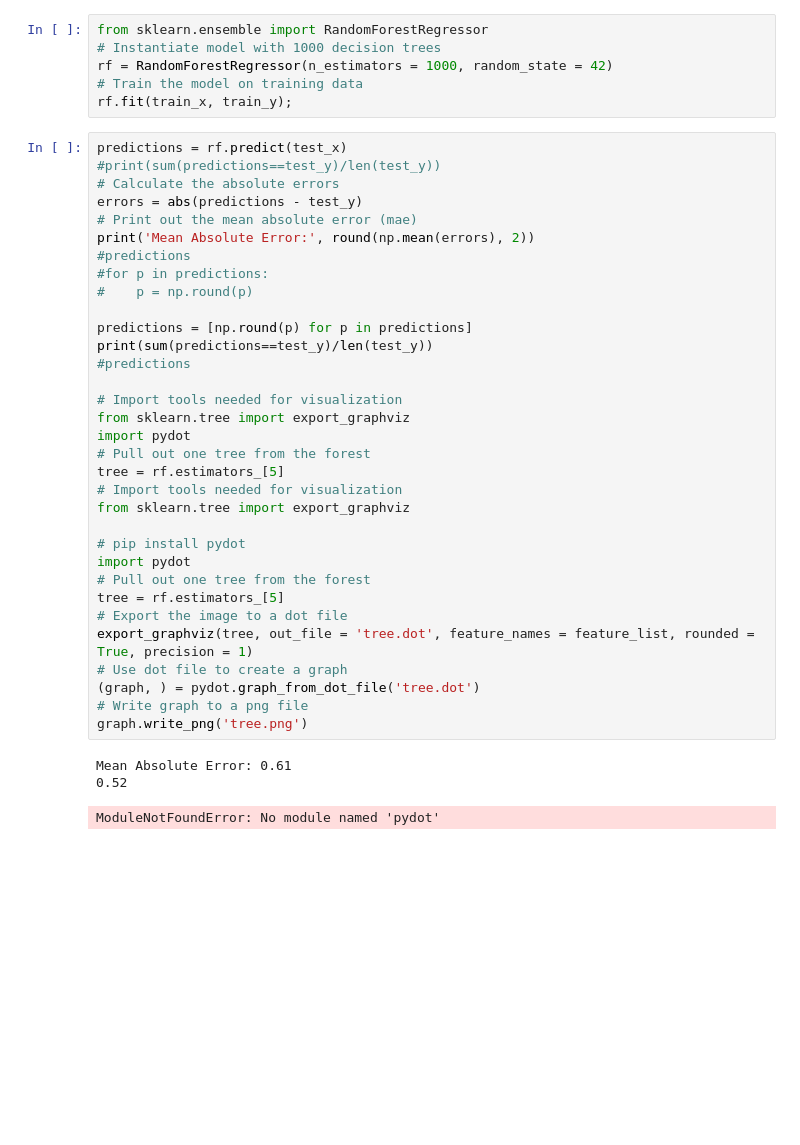
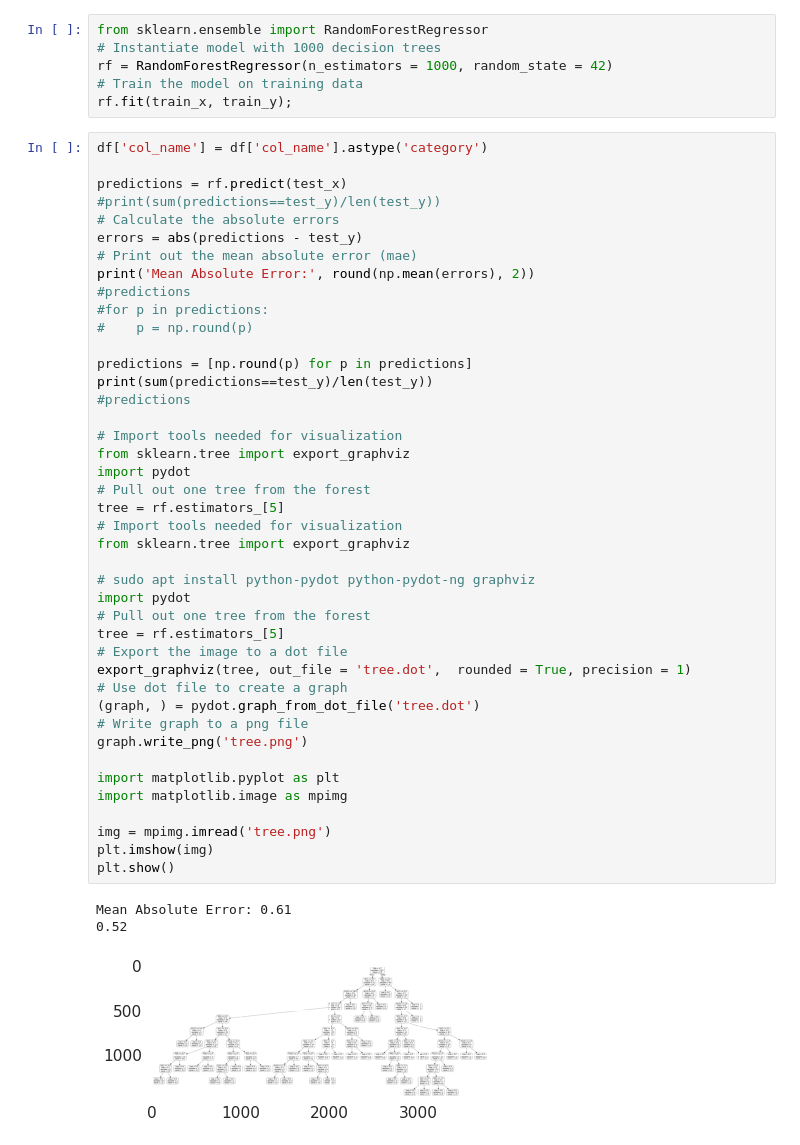
Before and after one commit to olga-khab/msa-predicting-performance, a Jupyter notebook: msa-project.ipynb, the cells around one changed output. Drawn from its saved outputs; the diff is of its cells as text; blank space fills up the shorter version.

```diff
--- a/msa-project.ipynb
+++ b/msa-project.ipynb
@@ -282,39 +282,48 @@ rf = RandomForestRegressor(n_estimators = 1000, random_state = 42)
 # Train the model on training data
 rf.fit(train_x, train_y);
 # %%
+df['col_name'] = df['col_name'].astype('category')
+
 predictions = rf.predict(test_x)
 #print(sum(predictions==test_y)/len(test_y))
 # Calculate the absolute errors
 errors = abs(predictions - test_y)
 # Print out the mean absolute error (mae)
 print('Mean Absolute Error:', round(np.mean(errors), 2))
 #predictions
 #for p in predictions:
 #    p = np.round(p)
 
 predictions = [np.round(p) for p in predictions]
 print(sum(predictions==test_y)/len(test_y))
 #predictions
 
 # Import tools needed for visualization
 from sklearn.tree import export_graphviz
 import pydot
 # Pull out one tree from the forest
 tree = rf.estimators_[5]
 # Import tools needed for visualization
 from sklearn.tree import export_graphviz
 
-# pip install pydot
+# sudo apt install python-pydot python-pydot-ng graphviz
 import pydot
 # Pull out one tree from the forest
 tree = rf.estimators_[5]
 # Export the image to a dot file
-export_graphviz(tree, out_file = 'tree.dot', feature_names = feature_list, rounded = True, precision = 1)
+export_graphviz(tree, out_file = 'tree.dot',  rounded = True, precision = 1)
 # Use dot file to create a graph
 (graph, ) = pydot.graph_from_dot_file('tree.dot')
 # Write graph to a png file
 graph.write_png('tree.png')
+
+import matplotlib.pyplot as plt
+import matplotlib.image as mpimg
+
+img = mpimg.imread('tree.png')
+plt.imshow(img)
+plt.show()
 # %% [output]
 Mean Absolute Error: 0.61
 0.52
-ModuleNotFoundError: No module named 'pydot'
+[figure, added]
```
